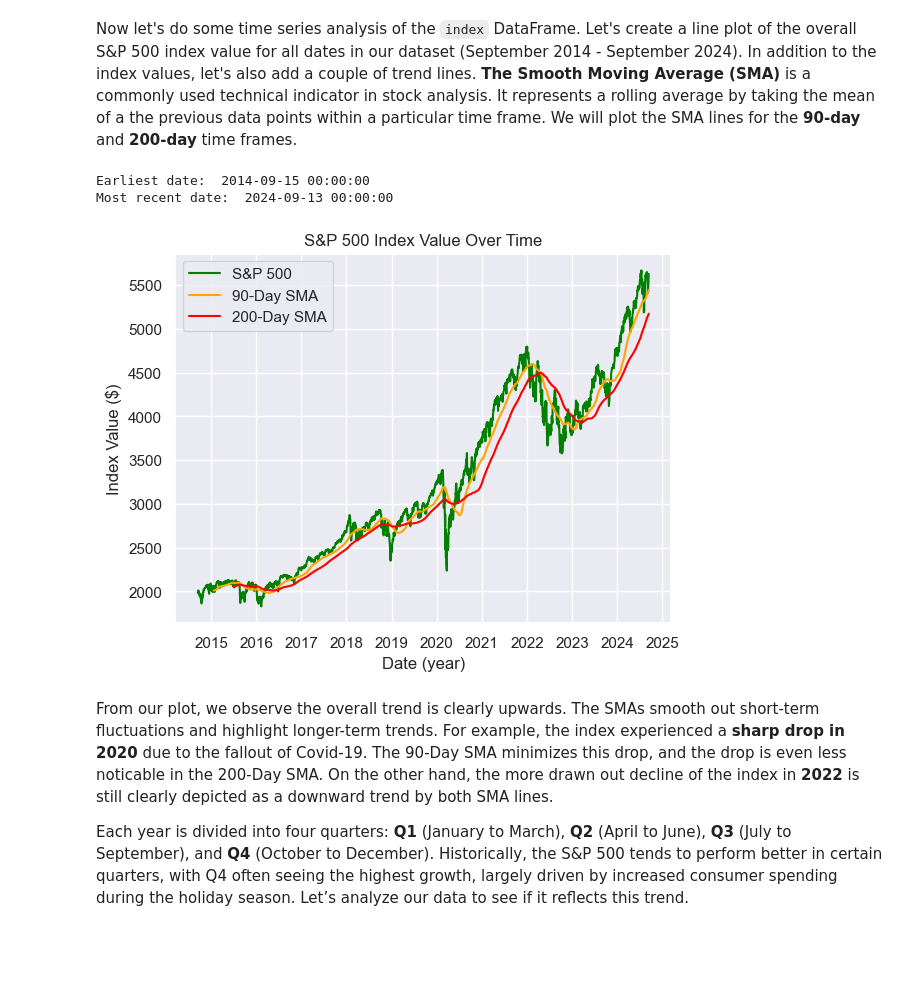
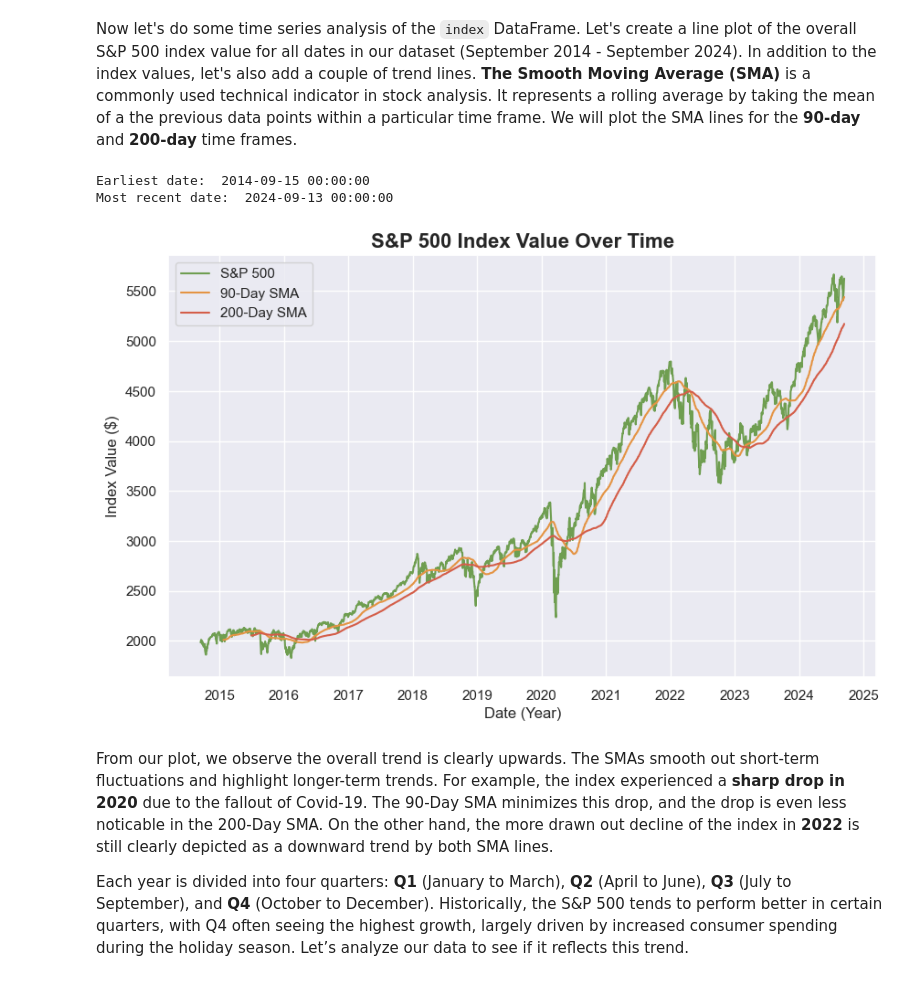
Before and after one commit to iluvcoding123/sp500_analysis, a Jupyter notebook: sp500_analysis.ipynb, the cells around one changed output. Drawn from its saved outputs; the diff is of its cells as text; code cells hidden in the pictures; blank space fills up the shorter version.

```diff
--- a/sp500_analysis.ipynb
+++ b/sp500_analysis.ipynb
@@ -233,31 +233,32 @@ Now let's do some time series analysis of the `index` DataFrame. Let's create a
 # %%
 # Convert dates to datetime format/type
 index['Date'] = pd.to_datetime(index['Date'])
 
 # Print min and max dates for reference
 print("Earliest date: ", index['Date'].min())
 print("Most recent date: ", index['Date'].max())
 
 
 # Create a line plot of the index value over time
-sns.lineplot(x='Date', y='S&P500', data=index, color='green', label='S&P 500')
+plt.figure(figsize=(10, 6))
+sns.lineplot(x='Date', y='S&P500', data=index, color='#6F9E51', label='S&P 500', lw=1.5)
 
 # Calculate and add 90 and 200 day SMA columns to the index DataFrame
 # Plot the SMAs on the same line plot
 index['SMA_90'] = index['S&P500'].rolling(window=90).mean()
-sns.lineplot(x='Date', y='SMA_90', data=index, color='orange', label='90-Day SMA')
+sns.lineplot(x='Date', y='SMA_90', data=index, color='#E49444', label='90-Day SMA', lw=1.5)
 index['SMA_200'] = index['S&P500'].rolling(window=200).mean()
-sns.lineplot(x='Date', y='SMA_200', data=index, color='red', label='200-Day SMA')
+sns.lineplot(x='Date', y='SMA_200', data=index, color='#D45E49', label='200-Day SMA', lw=1.5)
 
 # Add title and label
-plt.title('S&P 500 Index Value Over Time')
-plt.xlabel('Date (year)')
+plt.title('S&P 500 Index Value Over Time', fontsize=16, fontweight='bold')
+plt.xlabel('Date (Year)')
 plt.ylabel('Index Value ($)')
 plt.show()
 # %% [output]
 Earliest date:  2014-09-15 00:00:00
 Most recent date:  2024-09-13 00:00:00
-[figure, old version]
+[figure, new version]
 # %% [markdown]
 From our plot, we observe the overall trend is clearly upwards. The SMAs smooth out short-term fluctuations and highlight longer-term trends. For example, the index experienced a **sharp drop in 2020** due to the fallout of Covid-19. The 90-Day SMA minimizes this drop, and the drop is even less noticable in the 200-Day SMA. On the other hand, the more drawn out decline of the index in **2022** is still clearly depicted as a downward trend by both SMA lines.
 
```
Also changed, not shown: parts of 1 cell of this notebook.
